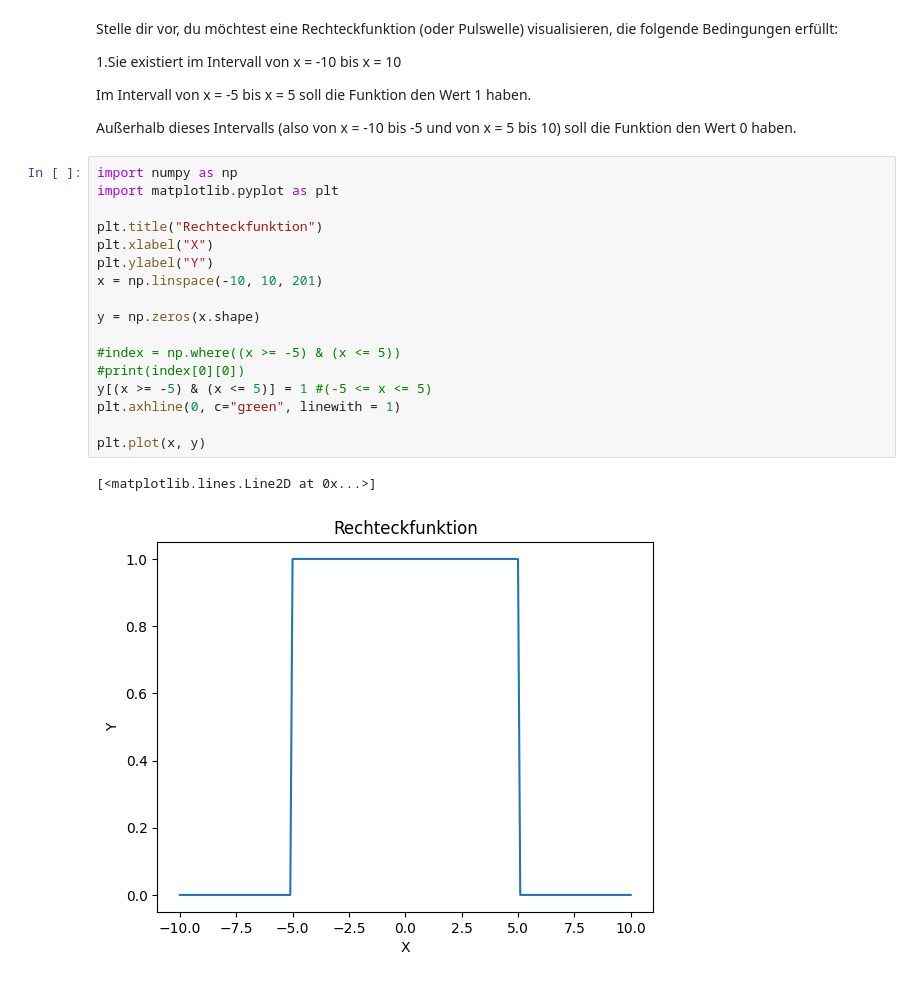
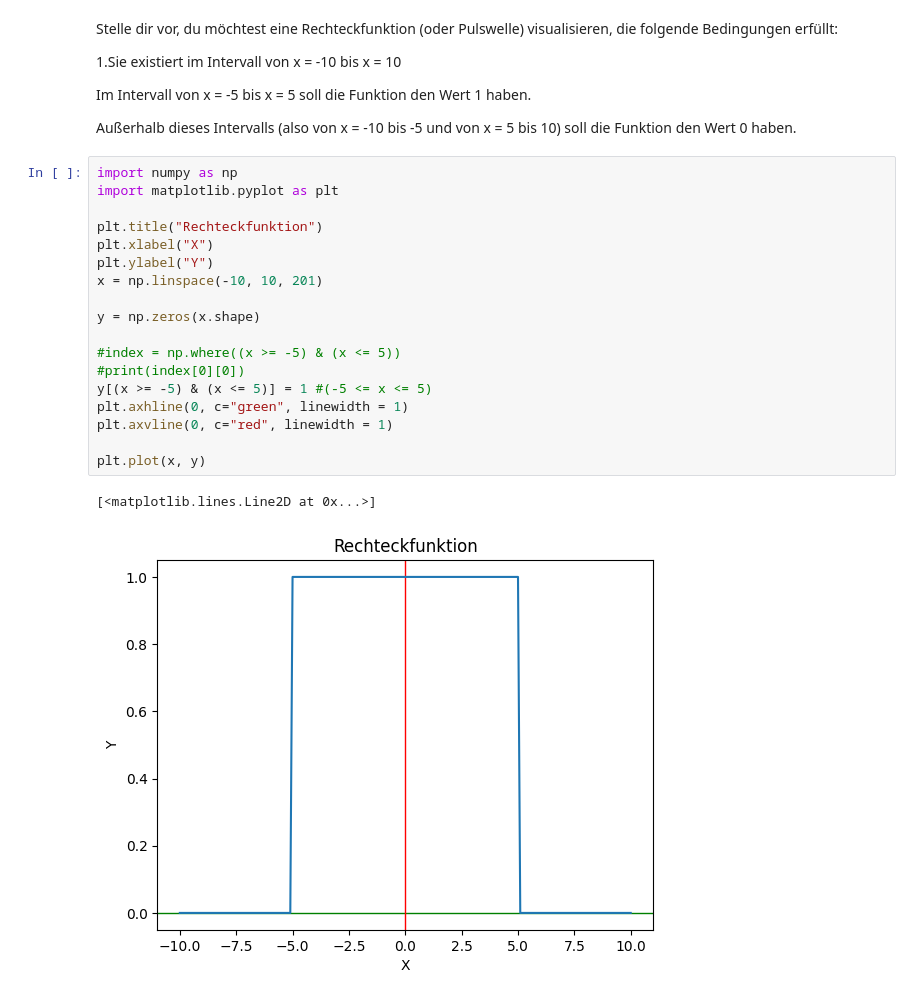
Before and after one commit to Alena08/PythonMiniProject, a Jupyter notebook: 1711/recheckfunktion.ipynb, the cells around one changed output. Drawn from its saved outputs; the diff is of its cells as text.

```diff
--- a/1711/recheckfunktion.ipynb
+++ b/1711/recheckfunktion.ipynb
@@ -11,20 +11,21 @@ den Wert 0 haben.
 # %%
 import numpy as np
 import matplotlib.pyplot as plt
 
 plt.title("Rechteckfunktion")
 plt.xlabel("X")
 plt.ylabel("Y")
 x = np.linspace(-10, 10, 201)
 
 y = np.zeros(x.shape)
 
 #index = np.where((x >= -5) & (x <= 5))
 #print(index[0][0])
 y[(x >= -5) & (x <= 5)] = 1 #(-5 <= x <= 5)
-plt.axhline(0, c="green", linewith = 1)
+plt.axhline(0, c="green", linewidth = 1)
+plt.axvline(0, c="red", linewidth = 1)
 
 plt.plot(x, y)
 # %% [output]
 [<matplotlib.lines.Line2D at 0x...>]
-[figure, old version]
+[figure, new version]
```
Also changed, not shown: 36 other files.
